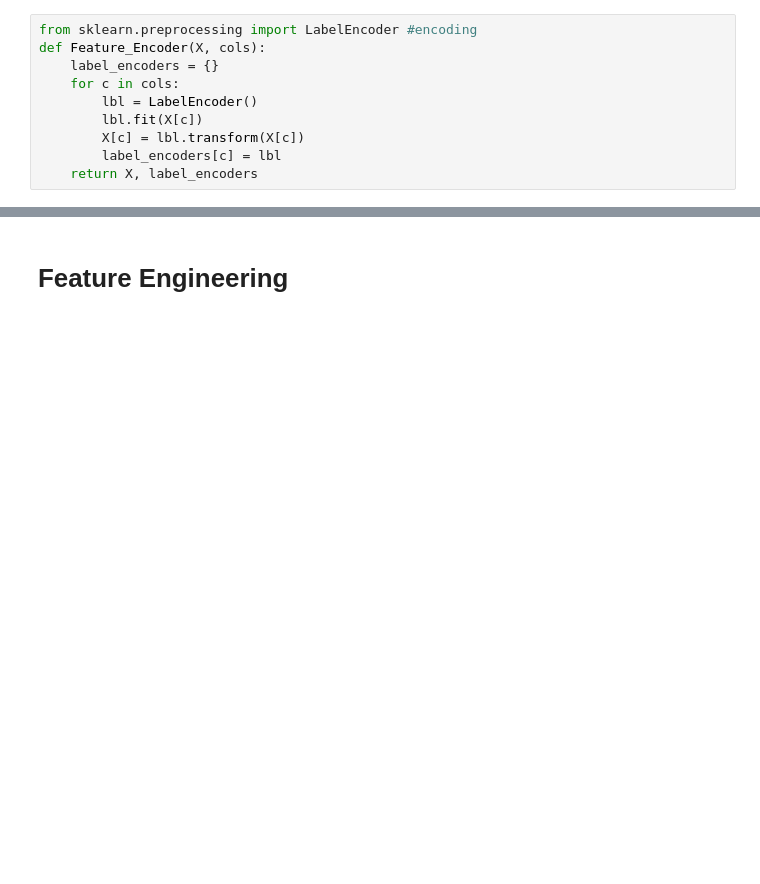
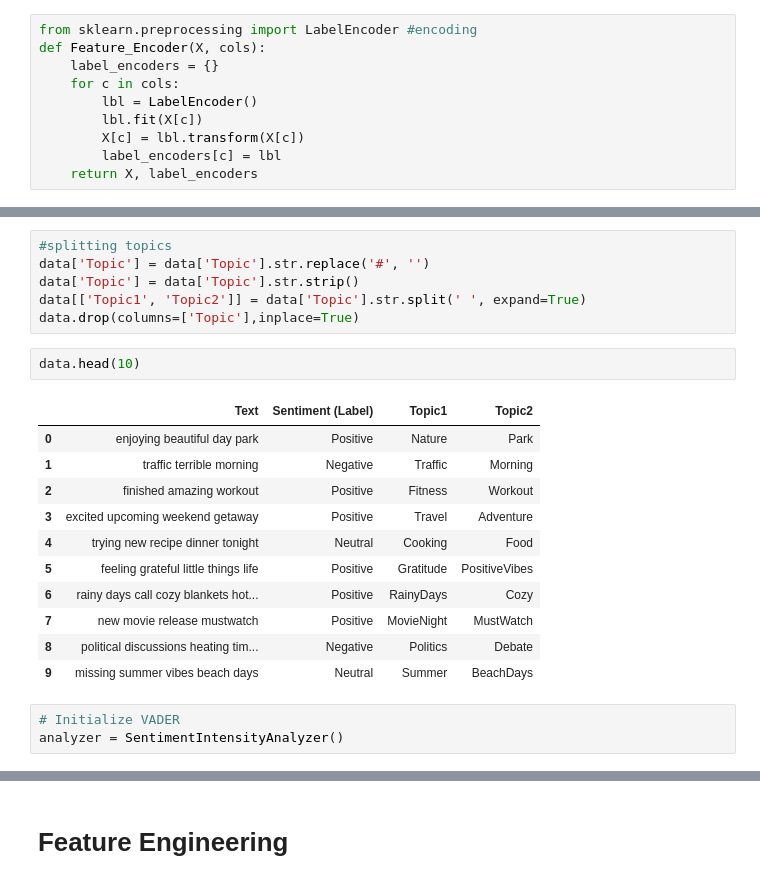
Before and after one commit to Nada-Hany/sentiment-analysis, a Jupyter notebook: Model.ipynb, the cells around one changed output, grey strips where cells are left out. Drawn from its saved outputs; the diff is of its cells as text; blank space fills up the shorter version.

```diff
--- a/Model.ipynb
+++ b/Model.ipynb
@@ -70,0 +186,23 @@ data.head(10)
+# %%
+#splitting topics
+data['Topic'] = data['Topic'].str.replace('#', '')
+data['Topic'] = data['Topic'].str.strip()
+data[['Topic1', 'Topic2']] = data['Topic'].str.split(' ', expand=True)
+data.drop(columns=['Topic'],inplace=True)
+# %%
+data.head(10)
+# %% [output]
+|  | Text | Sentiment (Label) | Topic1 | Topic2 |
+| 0 | enjoying beautiful day park | Positive | Nature | Park |
+| 1 | traffic terrible morning | Negative | Traffic | Morning |
+| 2 | finished amazing workout | Positive | Fitness | Workout |
+| 3 | excited upcoming weekend getaway | Positive | Travel | Adventure |
+| 4 | trying new recipe dinner tonight | Neutral | Cooking | Food |
+| 5 | feeling grateful little things life | Positive | Gratitude | PositiveVibes |
+| 6 | rainy days call cozy blankets hot... | Positive | RainyDays | Cozy |
+| 7 | new movie release mustwatch | Positive | MovieNight | MustWatch |
+| 8 | political discussions heating tim... | Negative | Politics | Debate |
+| 9 | missing summer vibes beach days | Neutral | Summer | BeachDays |
+# %%
+# Initialize VADER
+analyzer = SentimentIntensityAnalyzer()
```
Also changed, not shown: parts of 23 cells of this notebook.
